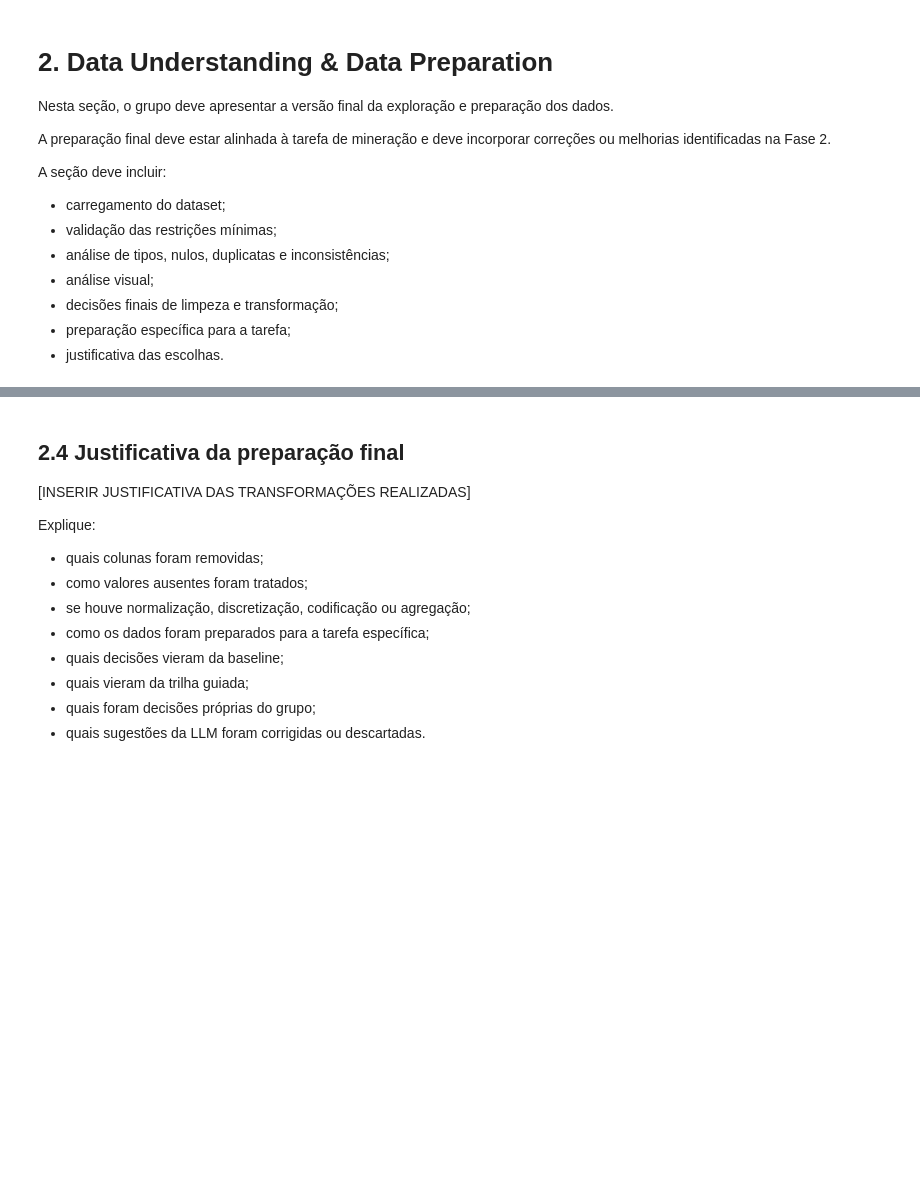
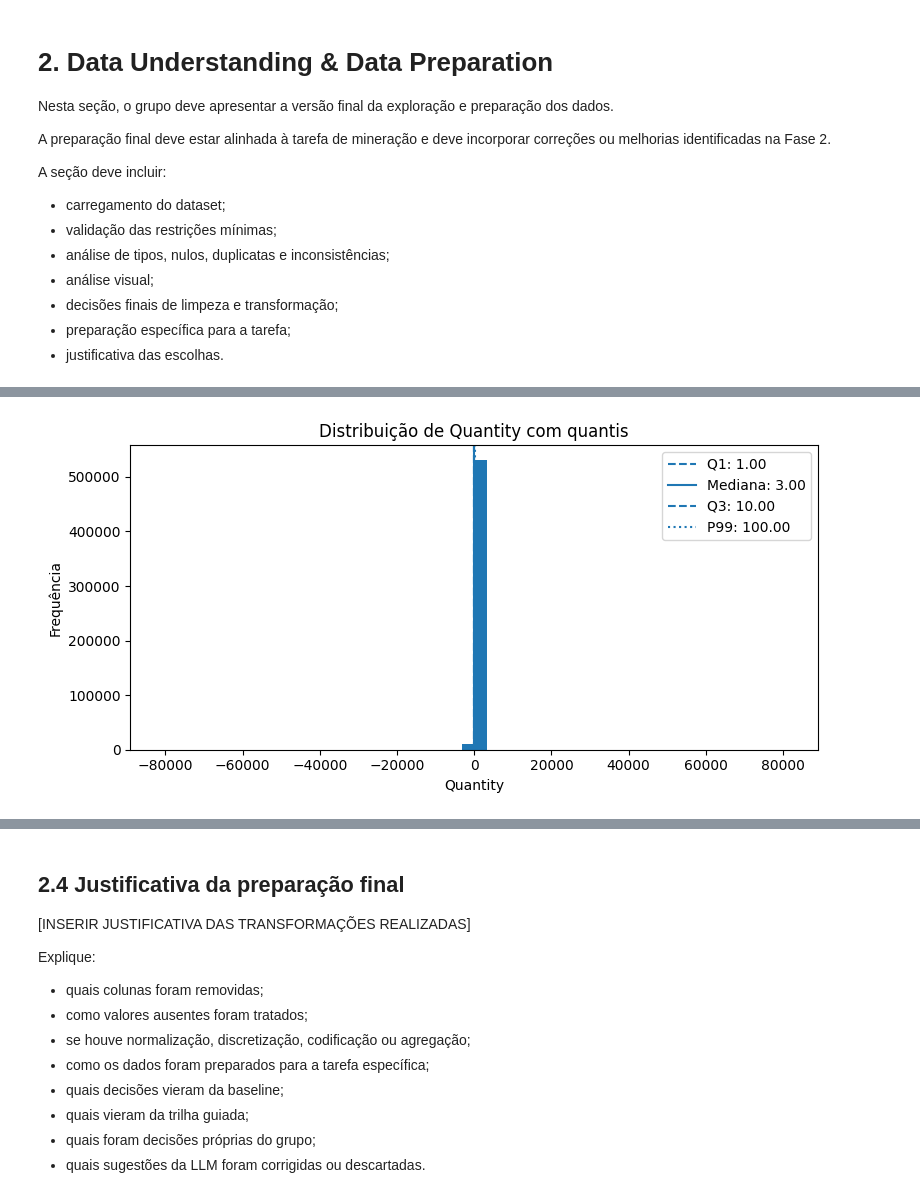
Before and after one commit to carolinabarcellos/TP1-Mineracao, a Jupyter notebook: TP1_Fase3_Grupo1.ipynb, the cells around one changed output, grey strips where cells are left out. Cells and saved outputs as stored; diff of their text form; code cells hidden in the pictures; blank space fills up the shorter version.

```diff
--- a/TP1_Fase3_Grupo1.ipynb
+++ b/TP1_Fase3_Grupo1.ipynb
@@ -386,0 +482,4 @@ A análise deve responder:
+# %%
+plot_distribuicao_com_quantis(df, "Quantity")
+# %% [output]
+[figure, added]
```
Also changed, not shown: parts of 37 cells of this notebook.
